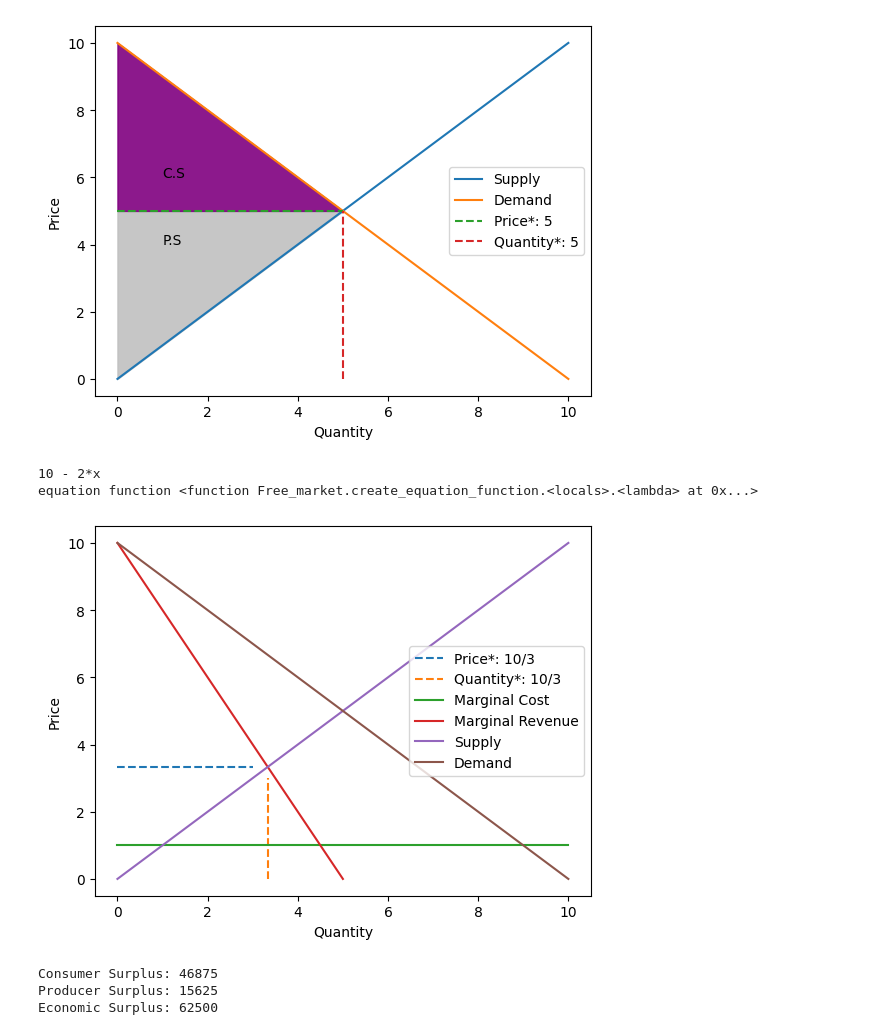
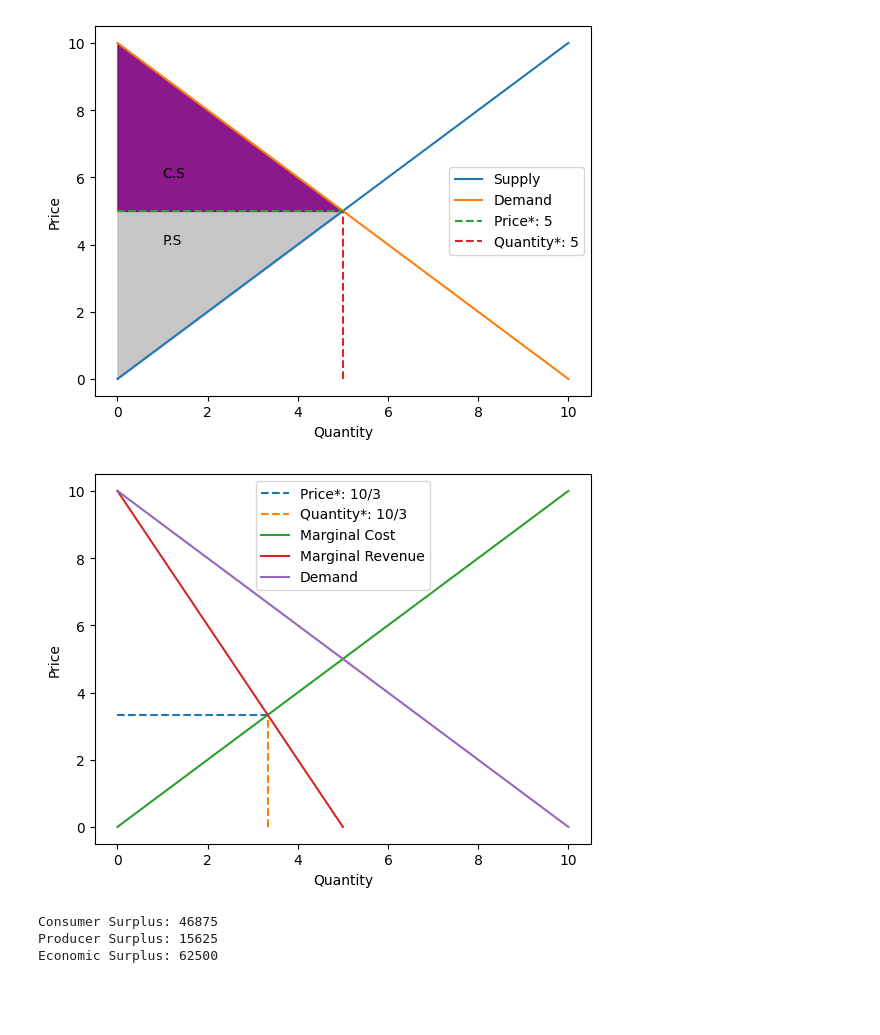
Before and after one commit to uh2000/auto_economics, a Jupyter notebook: nbs/00_core.ipynb, the cells around one changed output. Cells and saved outputs as stored; diff of their text form; code cells hidden in the pictures; blank space fills up the shorter version.

```diff
--- a/nbs/00_core.ipynb
+++ b/nbs/00_core.ipynb
@@ -219,7 +219,7 @@ class Free_market:
 
 
     def get_price(self) -> float:
-        x, y = symbols('x y')
+        x = symbols('x')
         quantity = self.get_quantity()
 
         if "x" in self.demand:
@@ -417,16 +473,13 @@ class Monopoly(Free_market):
         return price
 # %%
 #| export
-#from monopoly import Monopoly
 
 supply = "x"
 demand = "10 -  x"
 market = Monopoly(supply, demand)
-market.get_graph(complete=True, is_tot_cost = True)
+market.get_graph(complete=True)
 # %% [output]
-10 - 2*x
-equation function <function Free_market.create_equation_function.<locals>.<lambda> at 0x...>
-[figure, old version]
+[figure, new version]
 # %%
 supply_function = " x*2"
 demand_function = "1000 -  6*x"
```
Also changed, not shown: parts of 2 cells of this notebook, 8 other files.
